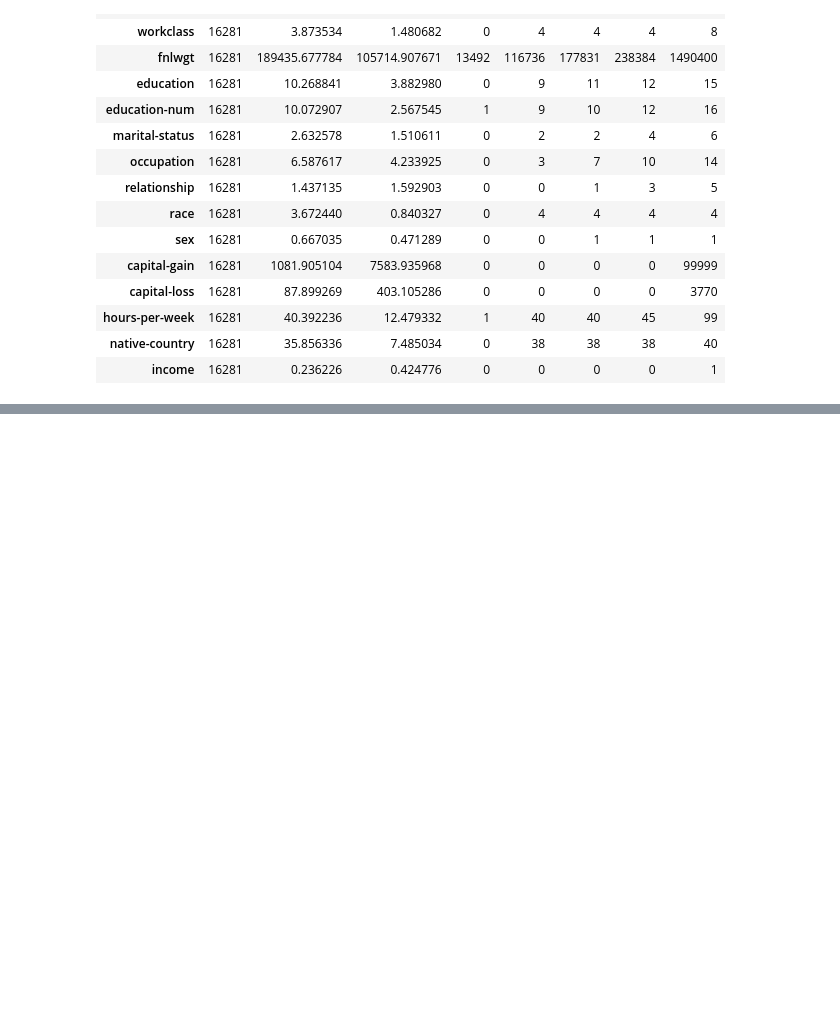
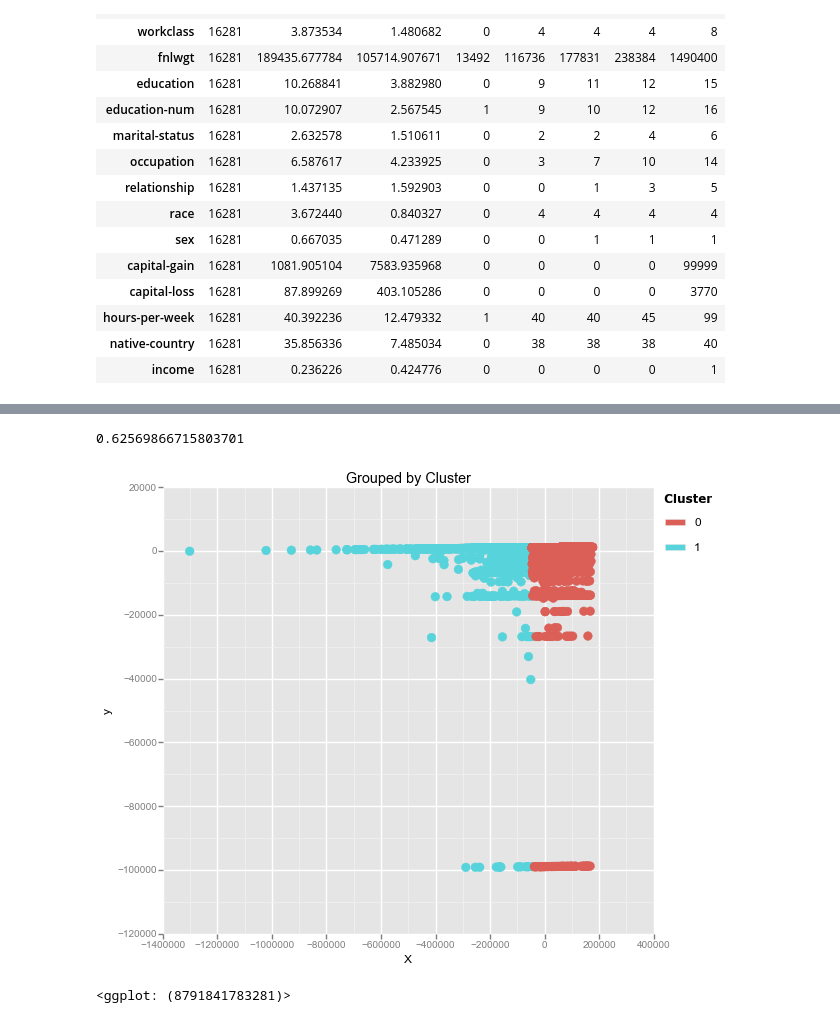
Before and after one commit to gustavodemari/uci, a Jupyter notebook: Adult/Adult UCI Machine Learning.ipynb, the cells around one changed output, grey strips where cells are left out. Drawn from its saved outputs; the diff is of its cells as text; code cells hidden in the pictures; blank space fills up the shorter version.

Commit message:
adding KMeans to create clusters

```diff
--- a/Adult/Adult UCI Machine Learning.ipynb
+++ b/Adult/Adult UCI Machine Learning.ipynb
@@ -225,0 +235,2 @@ feature_importances.sort_values(by=['importance'], ascending=False)
+# %%
+cluster.fit(data.iloc[:,:-1], data.iloc[:, -1])
@@ -225,0 +262,13 @@ feature_importances.sort_values(by=['importance'], ascending=False)
+# %%
+x_cols = test.columns[0:-2]
+test['cluster'] = cluster.predict(test[x_cols])
+# %%
+accuracy_score(test['income'], test['cluster'])
+# %% [output]
+0.62569866715803701
+# %%
+from sklearn.decomposition import PCA
+pca = PCA(n_components=2)
+# %%
+test['X'] = pca.fit_transform(test[x_cols])[:, 0]
+test['y'] = pca.fit_transform(test[x_cols])[:, 1]
@@ -225,0 +278,7 @@ feature_importances.sort_values(by=['importance'], ascending=False)
+# %%
+ggplot(test, aes(x='X', y='y', color='cluster')) + \
+    geom_point(size=75) + \
+    ggtitle("Grouped by Cluster")
+# %% [output]
+[figure, added]
+<ggplot: (8791841783281)>
```
Also changed, not shown: parts of 13 cells of this notebook.
